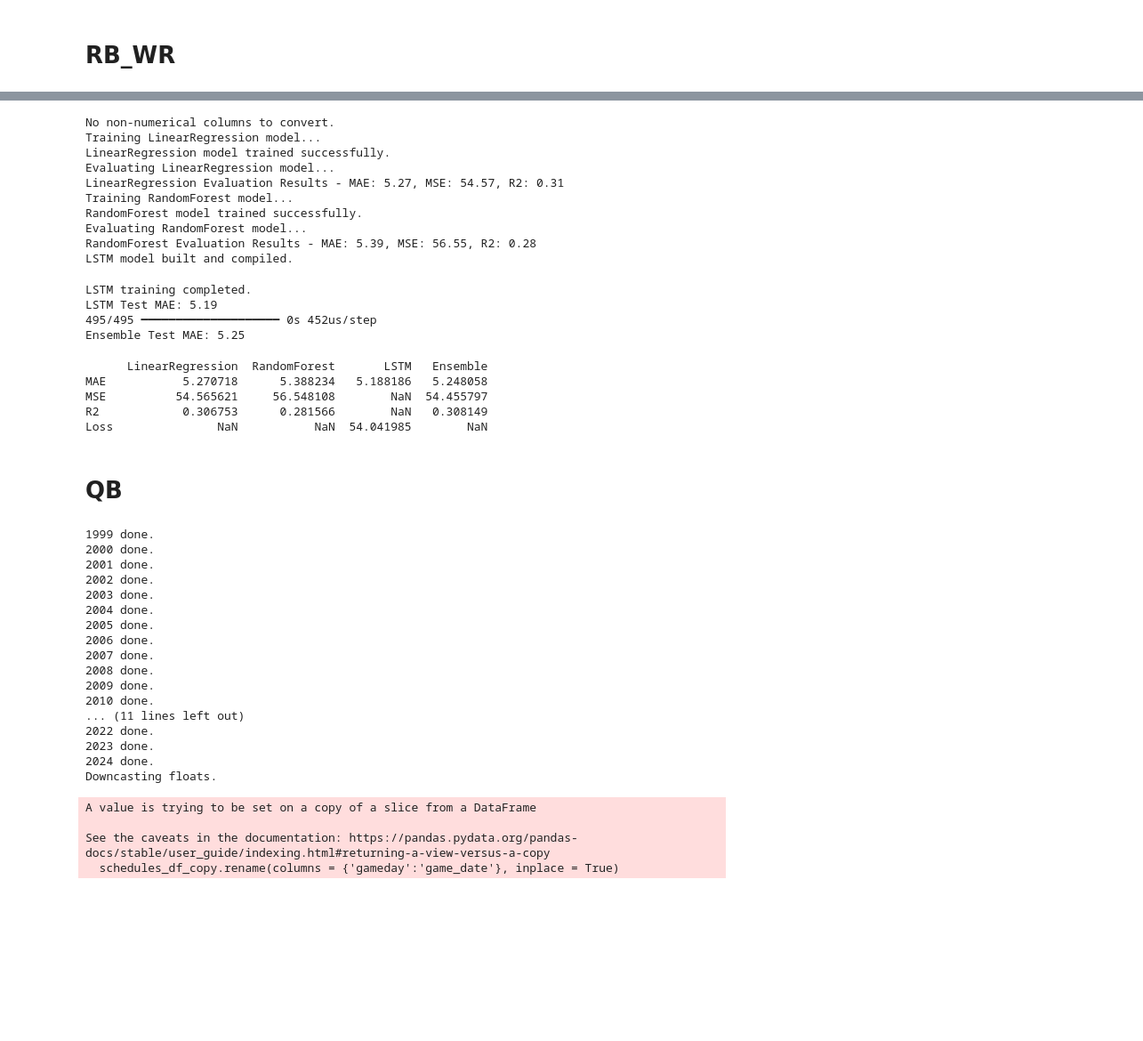
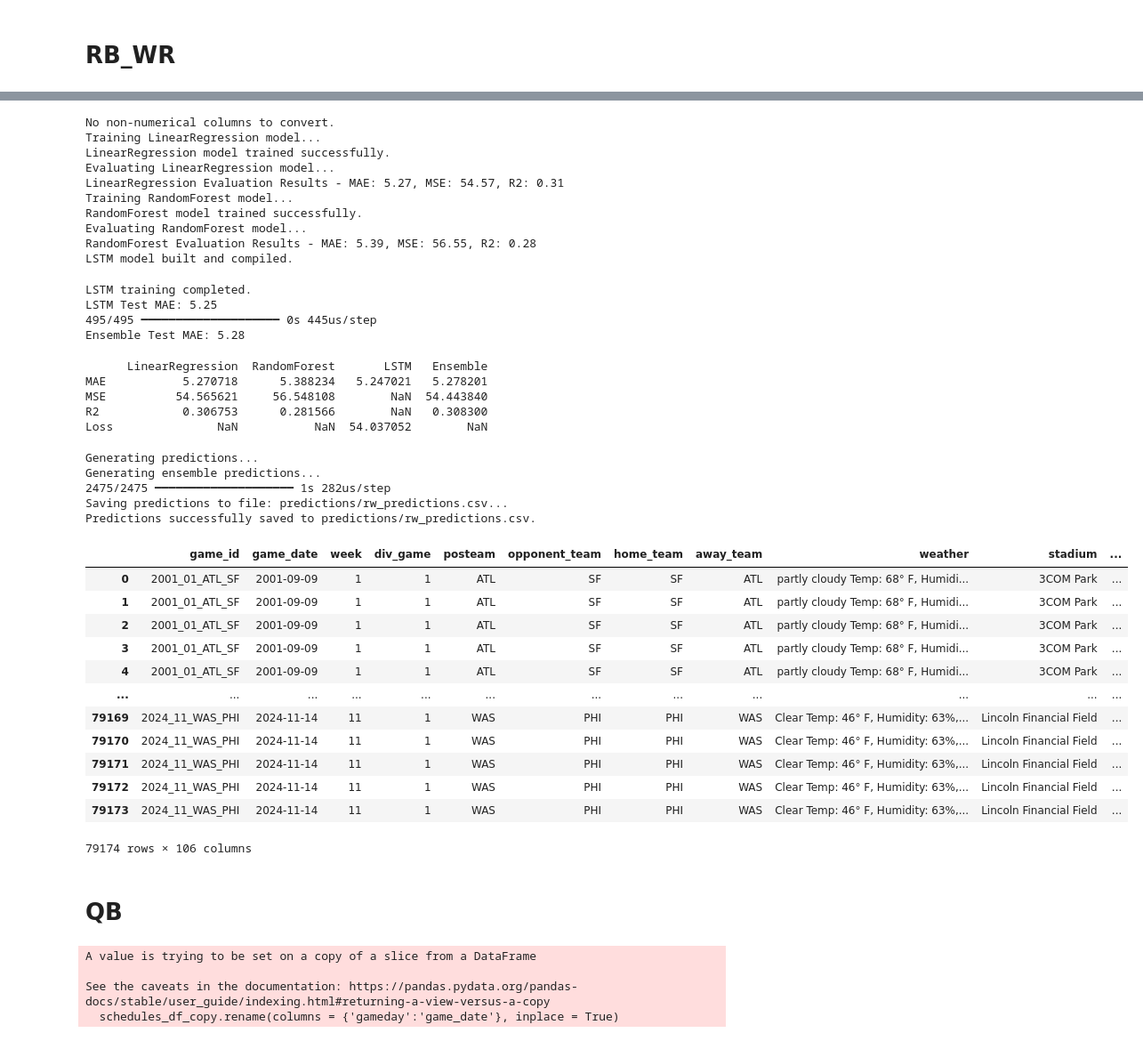
Before and after one commit to cse-6242-t134/nfl-fantasy-prediction-model, a Jupyter notebook: build_nfl_model_demo.ipynb, the cells around one changed output, grey strips where cells are left out. Shown at 89% size. Drawn from its saved outputs; the diff is of its cells as text; code cells hidden in the pictures; blank space fills up the shorter version.

```diff
--- a/build_nfl_model_demo.ipynb
+++ b/build_nfl_model_demo.ipynb
@@ -14,0 +39,2 @@ This will showcase the process step by step and also showcase it using the metho
+# %%
+roster_data, pbp_df, schedules_df = load_data(start_year=1999, end_year=2024)
@@ -100,5 +127,5 @@ Model loaded from random_forest_kicker_model.pkl
 # %% [markdown]
 # RB_WR
 # %%
-rw_obj = nfl_mod.NFLModel(position='RW')
+rw_obj = nfl_mod.NFLModel(position='RW', roster_data=roster_data, pbp_df=pbp_df, schedules_df=schedules_df)
 # %% [output]
@@ -159,43 +169,51 @@ Evaluating RandomForest model...
 RandomForest Evaluation Results - MAE: 5.39, MSE: 56.55, R2: 0.28
 LSTM model built and compiled.
 LSTM training completed.
-LSTM Test MAE: 5.19
-495/495 ━━━━━━━━━━━━━━━━━━━━ 0s 452us/step
-Ensemble Test MAE: 5.25
+LSTM Test MAE: 5.25
+495/495 ━━━━━━━━━━━━━━━━━━━━ 0s 445us/step
+Ensemble Test MAE: 5.28
 # %%
 print(rw_obj.get_results())
 # %% [output]
       LinearRegression  RandomForest       LSTM   Ensemble
-MAE           5.270718      5.388234   5.188186   5.248058
-MSE          54.565621     56.548108        NaN  54.455797
-R2            0.306753      0.281566        NaN   0.308149
-Loss               NaN           NaN  54.041985        NaN
+MAE           5.270718      5.388234   5.247021   5.278201
+MSE          54.565621     56.548108        NaN  54.443840
+R2            0.306753      0.281566        NaN   0.308300
+Loss               NaN           NaN  54.037052        NaN
+# %%
+# Generate Ensemble model predictions and save them to a file
+predictions_rw = rw_obj.process_predictions(ensemble=True, save_to_file='predictions/rw_predictions.csv')
+# %% [output]
+Generating predictions...
+Generating ensemble predictions...
+2475/2475 ━━━━━━━━━━━━━━━━━━━━ 1s 282us/step
+Saving predictions to file: predictions/rw_predictions.csv...
+Predictions successfully saved to predictions/rw_predictions.csv.
+# %%
+predictions_rw
+# %% [output]
+|  | game_id | game_date | week | div_game | posteam | opponent_team | home_team | away_team | weather | stadium | ... |
+| 0 | 2001_01_ATL_SF | 2001-09-09 | 1 | 1 | ATL | SF | SF | ATL | partly cloudy Temp: 68° F, Humidi... | 3COM Park | ... |
+| 1 | 2001_01_ATL_SF | 2001-09-09 | 1 | 1 | ATL | SF | SF | ATL | partly cloudy Temp: 68° F, Humidi... | 3COM Park | ... |
+| 2 | 2001_01_ATL_SF | 2001-09-09 | 1 | 1 | ATL | SF | SF | ATL | partly cloudy Temp: 68° F, Humidi... | 3COM Park | ... |
+| 3 | 2001_01_ATL_SF | 2001-09-09 | 1 | 1 | ATL | SF | SF | ATL | partly cloudy Temp: 68° F, Humidi... | 3COM Park | ... |
+| 4 | 2001_01_ATL_SF | 2001-09-09 | 1 | 1 | ATL | SF | SF | ATL | partly cloudy Temp: 68° F, Humidi... | 3COM Park | ... |
+| ... | ... | ... | ... | ... | ... | ... | ... | ... | ... | ... | ... |
+| 79169 | 2024_11_WAS_PHI | 2024-11-14 | 11 | 1 | WAS | PHI | PHI | WAS | Clear Temp: 46° F, Humidity: 63%,... | Lincoln Financial Field | ... |
+| 79170 | 2024_11_WAS_PHI | 2024-11-14 | 11 | 1 | WAS | PHI | PHI | WAS | Clear Temp: 46° F, Humidity: 63%,... | Lincoln Financial Field | ... |
+| 79171 | 2024_11_WAS_PHI | 2024-11-14 | 11 | 1 | WAS | PHI | PHI | WAS | Clear Temp: 46° F, Humidity: 63%,... | Lincoln Financial Field | ... |
+| 79172 | 2024_11_WAS_PHI | 2024-11-14 | 11 | 1 | WAS | PHI | PHI | WAS | Clear Temp: 46° F, Humidity: 63%,... | Lincoln Financial Field | ... |
+| 79173 | 2024_11_WAS_PHI | 2024-11-14 | 11 | 1 | WAS | PHI | PHI | WAS | Clear Temp: 46° F, Humidity: 63%,... | Lincoln Financial Field | ... |
+79174 rows × 106 columns
 # %% [markdown]
 # QB
 # %%
-qb_obj = nfl_mod.NFLModel(position='QB')
+qb_obj = nfl_mod.NFLModel(position='QB', roster_data=roster_data, pbp_df=pbp_df, schedules_df=schedules_df)
 # %% [output]
-1999 done.
-2000 done.
-2001 done.
-2002 done.
-2003 done.
-2004 done.
-2005 done.
-2006 done.
-2007 done.
-2008 done.
-2009 done.
-2010 done.
-... (11 lines left out)
-2022 done.
-2023 done.
-2024 done.
-Downcasting floats.
+A value is trying to be set on a copy of a slice from a DataFrame
+
+See the caveats in the documentation: https://pandas.pydata.org/pandas-docs/stable/user_guide/indexing.html#returning-a-view-versus-a-copy
+  schedules_df_copy.rename(columns = {'gameday':'game_date'}, inplace = True)
-A value is trying to be set on a copy of a slice from a DataFrame
-
-See the caveats in the documentation: https://pandas.pydata.org/pandas-docs/stable/user_guide/indexing.html#returning-a-view-versus-a-copy
-  schedules_df_copy.rename(columns = {'gameday':'game_date'}, inplace = True)
 # %%
 # Preprocess data
 qb_obj.preprocess_data()
```
Also changed, not shown: parts of 18 cells of this notebook, 7 other files.
